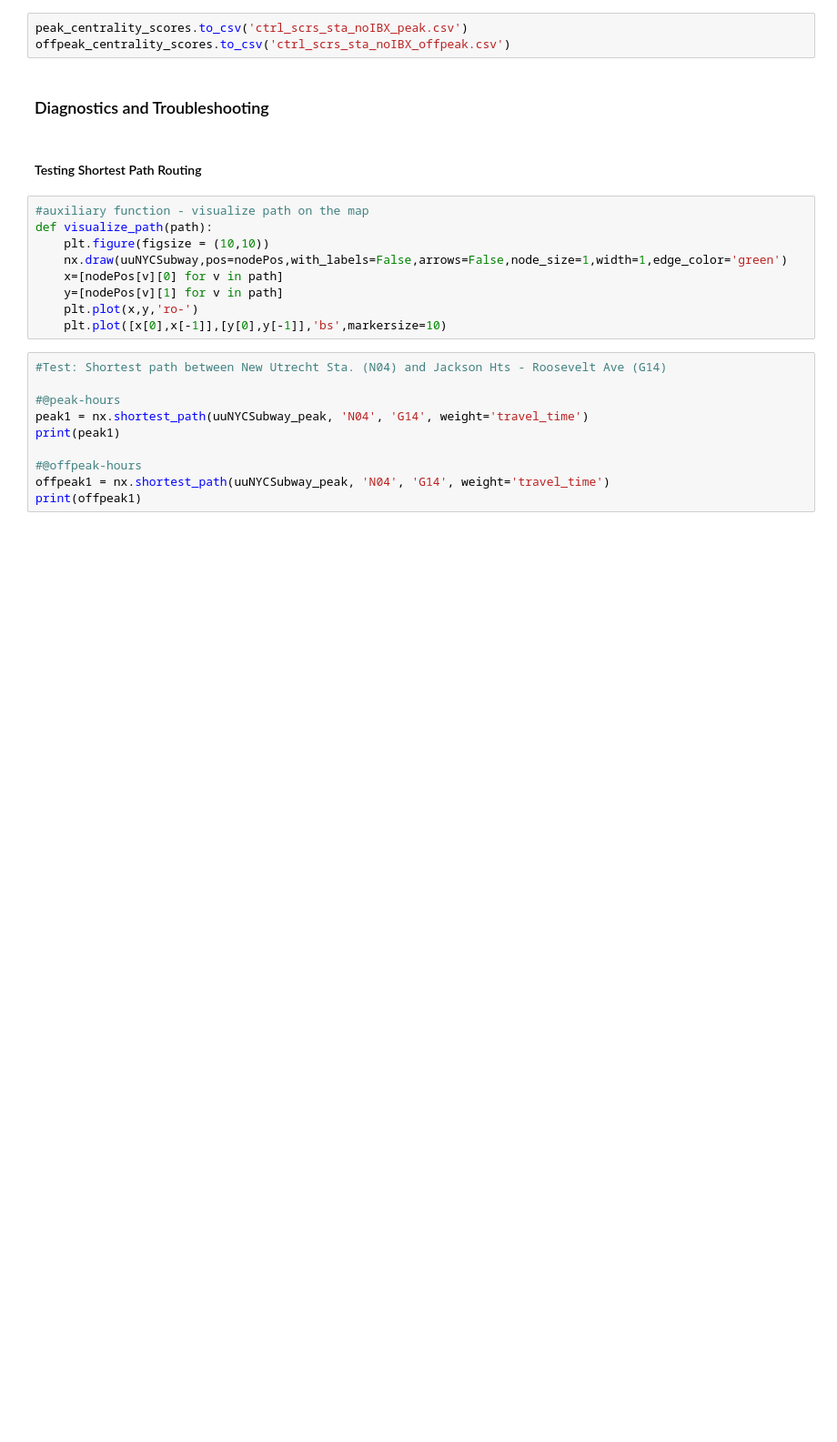
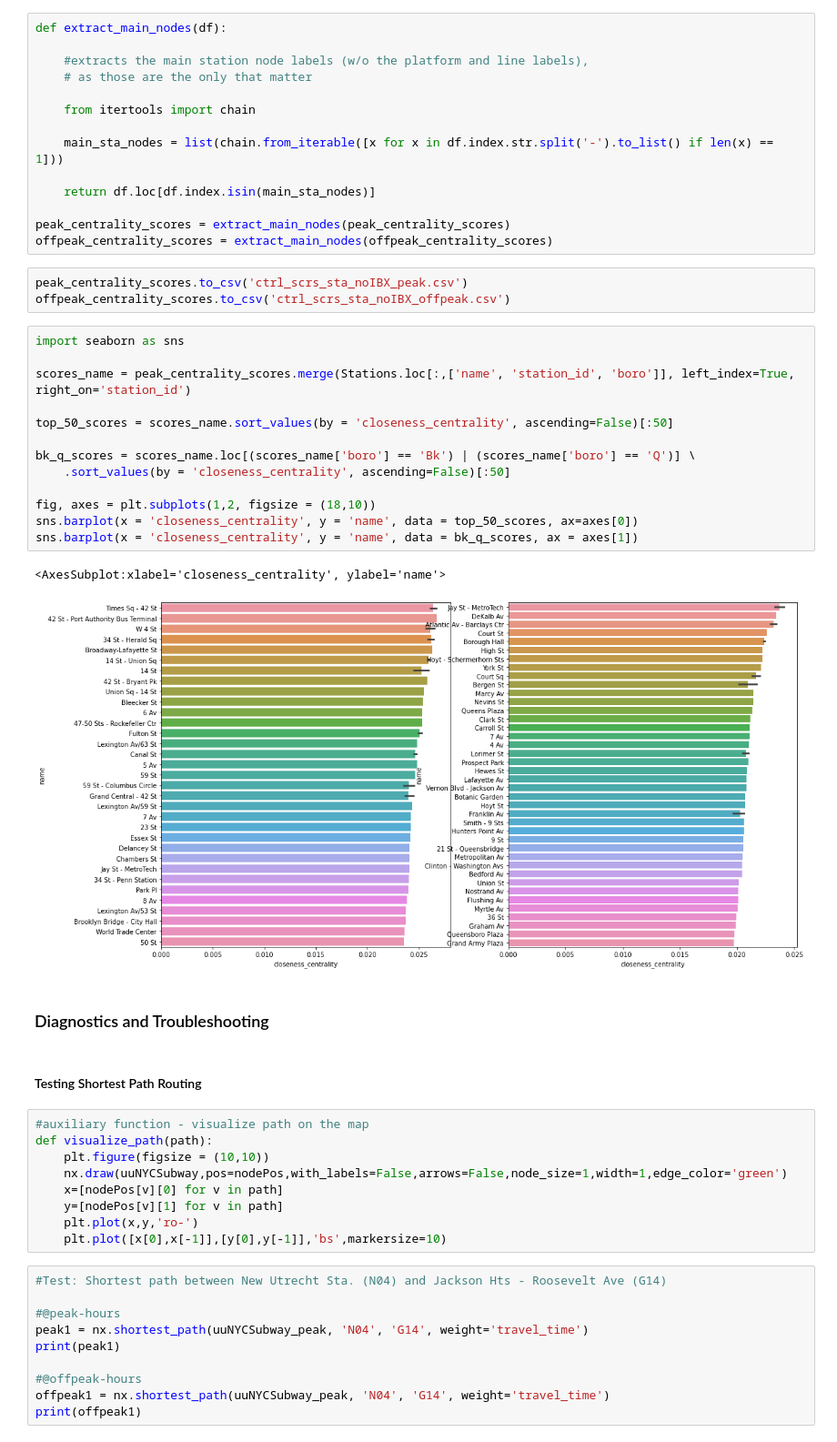
Before and after one commit to CUSPADS2022IBX/IBXRidership, a Jupyter notebook: Network Processing/subway_platform_network - noIBX.ipynb, the cells around one changed output. Shown at 91% size. Saved outputs shown, nothing was run; the diff lists cells and outputs as text; blank space fills up the shorter version.

Commit message:
centrality score EDA

```diff
--- a/Network Processing/subway_platform_network - noIBX.ipynb
+++ b/Network Processing/subway_platform_network - noIBX.ipynb
@@ -658,9 +638,39 @@ peak_centrality_scores = pd.DataFrame.from_dict(nx.closeness_centrality(uuNYCSub
 # %%
 #offpeak closeness centrality
 offpeak_centrality_scores = pd.DataFrame.from_dict(nx.closeness_centrality(uuNYCSubway_offpeak, distance='travel_time'), orient = 'index', columns=['closeness_centrality'])
+# %%
+def extract_main_nodes(df):
+
+    #extracts the main station node labels (w/o the platform and line labels),
+    # as those are the only that matter
+
+    from itertools import chain
+
+    main_sta_nodes = list(chain.from_iterable([x for x in df.index.str.split('-').to_list() if len(x) == 1]))
+
+    return df.loc[df.index.isin(main_sta_nodes)]
+
+peak_centrality_scores = extract_main_nodes(peak_centrality_scores)
+offpeak_centrality_scores = extract_main_nodes(offpeak_centrality_scores)
 # %%
 peak_centrality_scores.to_csv('ctrl_scrs_sta_noIBX_peak.csv')
 offpeak_centrality_scores.to_csv('ctrl_scrs_sta_noIBX_offpeak.csv')
+# %%
+import seaborn as sns
+
+scores_name = peak_centrality_scores.merge(Stations.loc[:,['name', 'station_id', 'boro']], left_index=True, right_on='station_id')
+
+top_50_scores = scores_name.sort_values(by = 'closeness_centrality', ascending=False)[:50]
+
+bk_q_scores = scores_name.loc[(scores_name['boro'] == 'Bk') | (scores_name['boro'] == 'Q')] \
+    .sort_values(by = 'closeness_centrality', ascending=False)[:50]
+
+fig, axes = plt.subplots(1,2, figsize = (18,10))
+sns.barplot(x = 'closeness_centrality', y = 'name', data = top_50_scores, ax=axes[0])
+sns.barplot(x = 'closeness_centrality', y = 'name', data = bk_q_scores, ax = axes[1])
+# %% [output]
+<AxesSubplot:xlabel='closeness_centrality', ylabel='name'>
+[figure, added]
 # %% [markdown]
 ### Diagnostics and Troubleshooting
 # %% [markdown]
```
Also changed, not shown: parts of 2 cells of this notebook, 5 other files.
